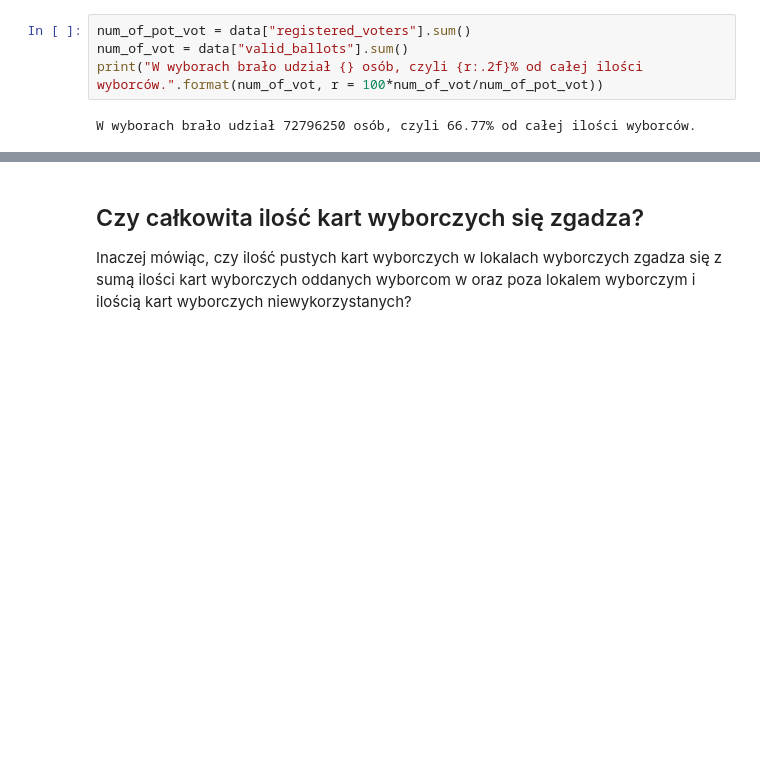
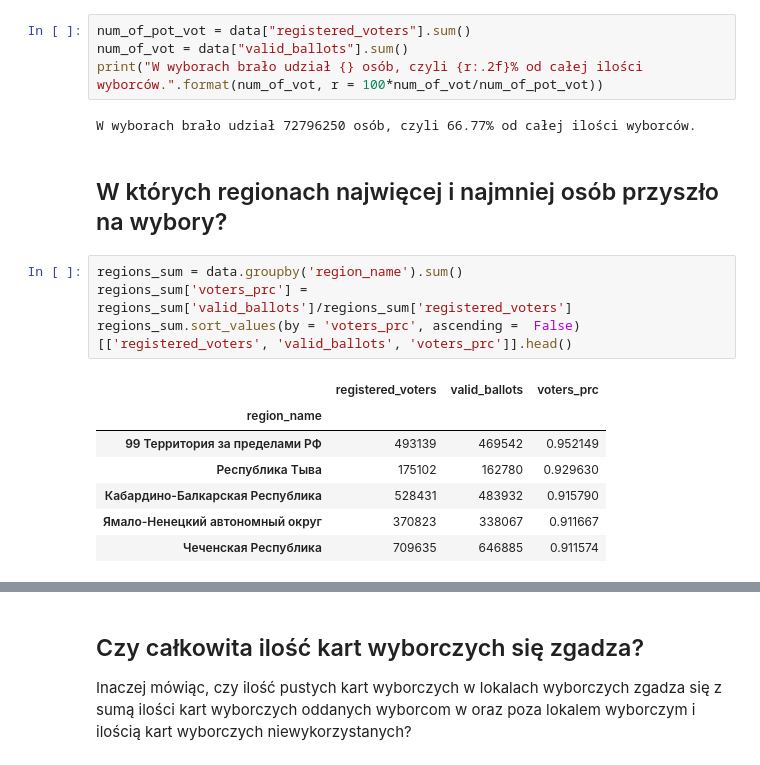
Before and after one commit to vadzhuravlev/ONS, a Jupyter notebook: Project.ipynb, the cells around one changed output, grey strips where cells are left out. Drawn from its saved outputs; the diff is of its cells as text; blank space fills up the shorter version.

```diff
--- a/Project.ipynb
+++ b/Project.ipynb
@@ -93,3 +92,17 @@ num_of_vot = data["valid_ballots"].sum()
 print("W wyborach brało udział {} osób, czyli {r:.2f}% od całej ilości wyborców.".format(num_of_vot, r = 100*num_of_vot/num_of_pot_vot))
 # %% [output]
 W wyborach brało udział 72796250 osób, czyli 66.77% od całej ilości wyborców.
+# %% [markdown]
+## W których regionach najwięcej i najmniej osób przyszło na wybory?
+# %%
+regions_sum = data.groupby('region_name').sum()
+regions_sum['voters_prc'] = regions_sum['valid_ballots']/regions_sum['registered_voters']
+regions_sum.sort_values(by = 'voters_prc', ascending =  False)[['registered_voters', 'valid_ballots', 'voters_prc']].head()
+# %% [output]
+|  | registered_voters | valid_ballots | voters_prc |
+| region_name |  |  |  |
+| 99 Территория за пределами РФ | 493139 | 469542 | 0.952149 |
+| Республика Тыва | 175102 | 162780 | 0.929630 |
+| Кабардино-Балкарская Республика | 528431 | 483932 | 0.915790 |
+| Ямало-Ненецкий автономный округ | 370823 | 338067 | 0.911667 |
+| Чеченская Республика | 709635 | 646885 | 0.911574 |
```
Also changed, not shown: parts of 43 cells of this notebook.
